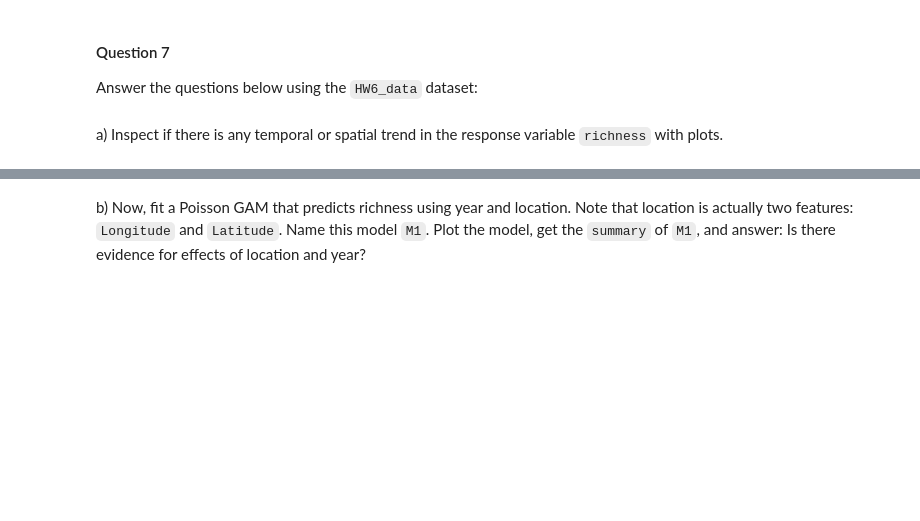
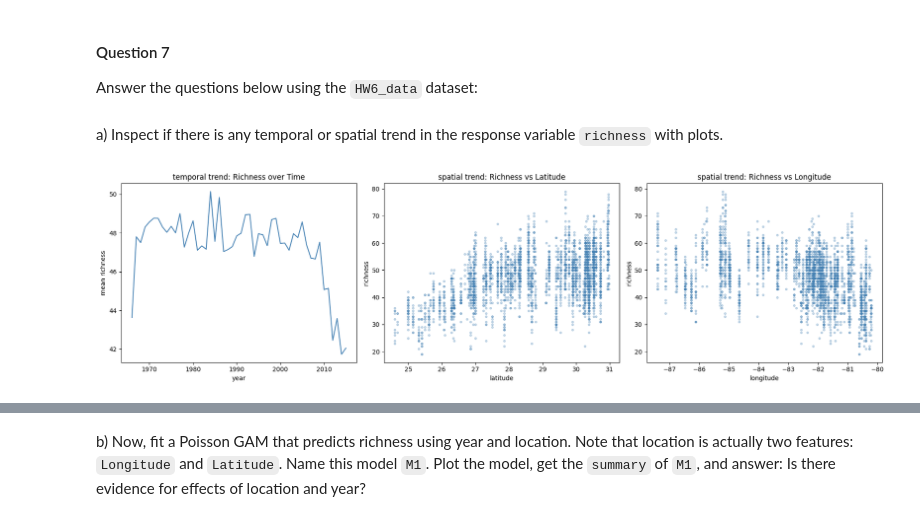
Before and after one commit to YashviKommidi/Machine_learning_26, a Jupyter notebook: INFO521_HW6.ipynb, the cells around one changed output, grey strips where cells are left out. Saved outputs shown, nothing was run; the diff lists cells and outputs as text; code cells hidden in the pictures; blank space fills up the shorter version.

```diff
--- a/INFO521_HW6.ipynb
+++ b/INFO521_HW6.ipynb
@@ -180,7 +339,37 @@ Answer the questions below using the `HW6_data` dataset:
 # %% [markdown]
   a) Inspect if there is any temporal or spatial trend in the response variable `richness` with plots.
 # %%
-# BEGIN SOLUTION
+#importing libraries
+import pandas as pd
+import matplotlib.pyplot as plt
 
-# END SOLUTION
+#loading the HW6 data
+df = pd.read_csv('HW6_data', sep='\t', index_col=0)
+
+fig, axes = plt.subplots(1, 3, figsize=(18, 5))
+
+#code for the temporal trend that is richness over years
+yearly = df.groupby('Year')['richness'].mean()
+axes[0].plot(yearly.index, yearly.values, color='steelblue')
+axes[0].set_xlabel('year')
+axes[0].set_ylabel('mean richness')
+axes[0].set_title('temporal trend: Richness over Time')
+
+# code for the spatial trend that is richness vs latitude
+axes[1].scatter(df['Latitude'], df['richness'], alpha=0.3, color='steelblue', s=10)
+axes[1].set_xlabel('latitude')
+axes[1].set_ylabel('richness')
+axes[1].set_title('spatial trend: Richness vs Latitude')
+
+#code for the spatial trend that is between richness and longitude
+axes[2].scatter(df['Longitude'], df['richness'], alpha=0.3, color='steelblue', s=10)
+axes[2].set_xlabel('longitude')
+axes[2].set_ylabel('richness')
+axes[2].set_title('spatial trend: Richness vs Longitude')
+
+#printing the plots
+plt.tight_layout()
+plt.show()
+# %% [output]
+[figure, added]
 # %% [markdown]
```
Also changed, not shown: parts of 22 cells of this notebook.
